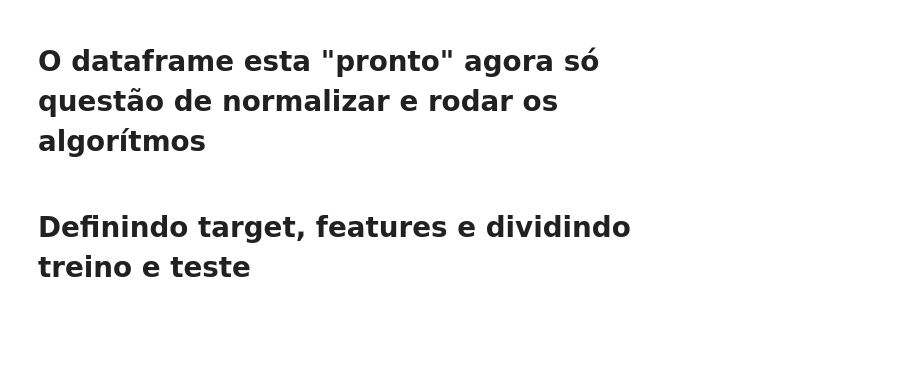
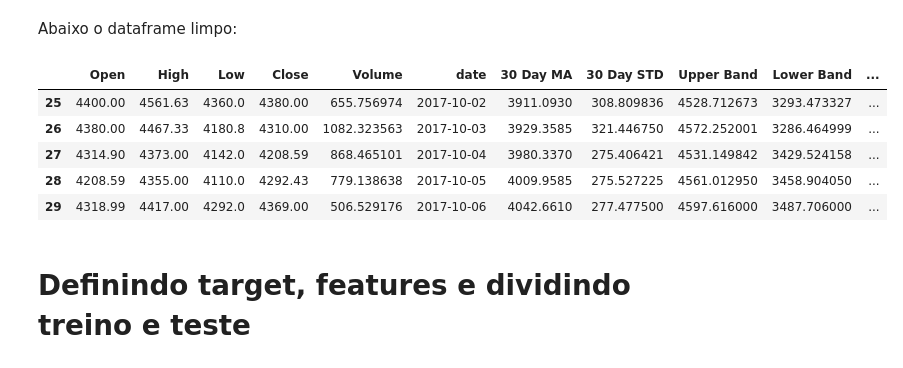
Before and after one commit to GabsGear/cpbr-2019-ktb, a Jupyter notebook: apre_jupyter/apresentacao.ipynb, the cells around one changed output. Cells and saved outputs as stored; diff of their text form; code cells hidden in the pictures; blank space fills up the shorter version.

```diff
--- a/apre_jupyter/apresentacao.ipynb
+++ b/apre_jupyter/apresentacao.ipynb
@@ -255,0 +370,4 @@ tgt.plotTargets()
+# %%
+tgt = Target(df)
+tgt.test_target()
+tgt.plot_targets()
@@ -274,0 +398,3 @@ def createTarget(candles):
+# %%
+targ = tgt.candles
+createTarget(targ)
@@ -339,4 +486,15 @@ Erro apagando sell e buy
-# %% [markdown]
-# O dataframe esta "pronto" agora só questão de normalizar e rodar os algorítmos
+# %% [markdown]
+Abaixo o  dataframe limpo:
+# %%
+dt = cleanData(targ)
+candles_no_NaN = dt.clean()
+candles_no_NaN.head()
+# %% [output]
+|  | Open | High | Low | Close | Volume | date | 30 Day MA | 30 Day STD | Upper Band | Lower Band | ... |
+| 25 | 4400.00 | 4561.63 | 4360.0 | 4380.00 | 655.756974 | 2017-10-02 | 3911.0930 | 308.809836 | 4528.712673 | 3293.473327 | ... |
+| 26 | 4380.00 | 4467.33 | 4180.8 | 4310.00 | 1082.323563 | 2017-10-03 | 3929.3585 | 321.446750 | 4572.252001 | 3286.464999 | ... |
+| 27 | 4314.90 | 4373.00 | 4142.0 | 4208.59 | 868.465101 | 2017-10-04 | 3980.3370 | 275.406421 | 4531.149842 | 3429.524158 | ... |
+| 28 | 4208.59 | 4355.00 | 4110.0 | 4292.43 | 779.138638 | 2017-10-05 | 4009.9585 | 275.527225 | 4561.012950 | 3458.904050 | ... |
+| 29 | 4318.99 | 4417.00 | 4292.0 | 4369.00 | 506.529176 | 2017-10-06 | 4042.6610 | 277.477500 | 4597.616000 | 3487.706000 | ... |
 # %% [markdown]
 # Definindo target, features e dividindo treino e  teste
```
Also changed, not shown: parts of 70 cells of this notebook, 8 other files.
